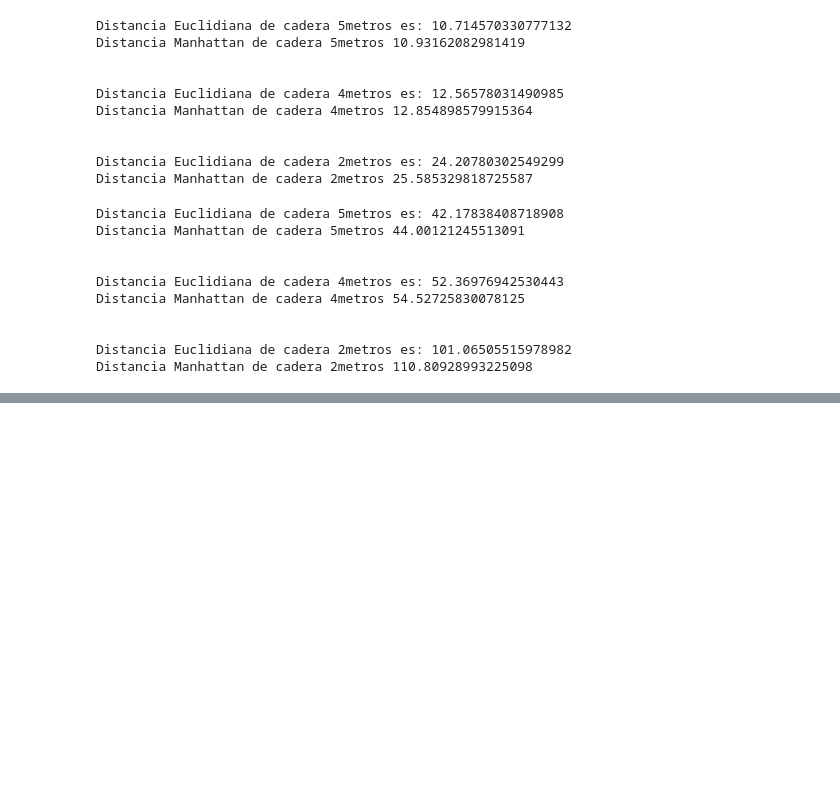
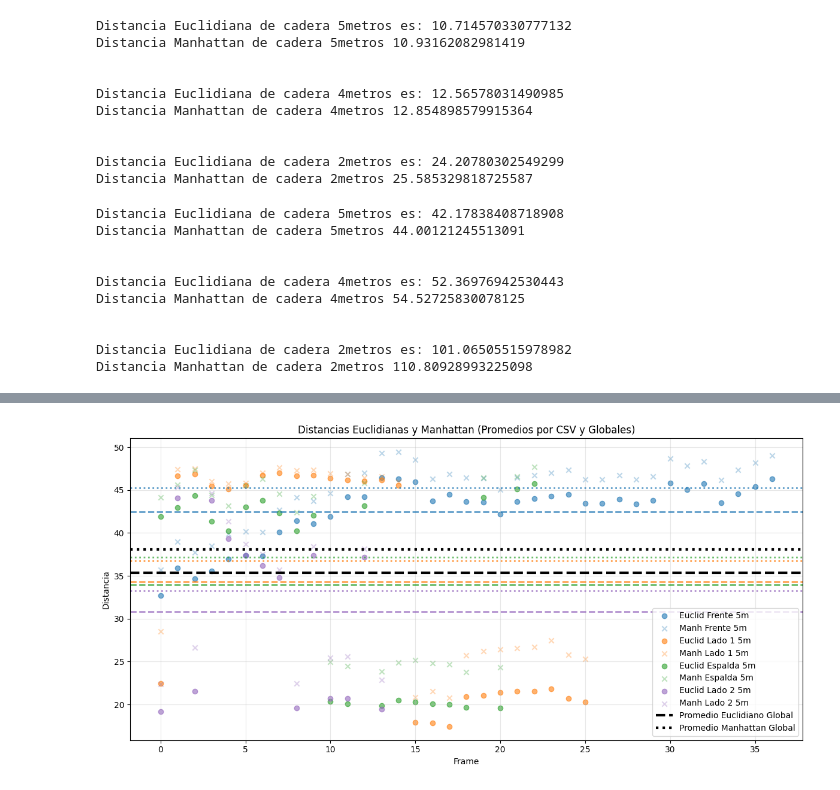
Before and after one commit to AlejandroRCruz/Tesis, a Jupyter notebook: Graficas_errores.ipynb, the cells around one changed output, grey strips where cells are left out. Saved outputs shown, nothing was run; the diff lists cells and outputs as text; code cells hidden in the pictures; blank space fills up the shorter version.

```diff
--- a/Graficas_errores.ipynb
+++ b/Graficas_errores.ipynb
@@ -72,0 +198,65 @@ Distancia Manhattan de cadera 2metros 110.80928993225098
+# %%
+
+# === CONFIGURACIÓN ===
+csv_files = [
+    'Estadisticas/EstadisticasF_5m_nano_ByN.csv',
+    "Estadisticas/EstadisticasL15m_nano_ByN.csv",
+    'Estadisticas/EstadisticasE_5m_nano_ByN.csv',
+    "Estadisticas/EstadisticasL25m_nano_ByN.csv"
+]
+nombres = ["Frente 5m", "Lado 1 5m", "Espalda 5m", "Lado 2 5m"]
+colores = ["tab:blue", "tab:orange", "tab:green", "tab:purple"]
+
+# Columnas que vamos a usar
+cols_euclid = ["dist_euclid_left_shoulder_hip", "dist_euclid_right_shoulder_hip"]
+cols_manh   = ["dist_manh_left_shoulder_hip", "dist_manh_right_shoulder_hip"]
+
+# === CARGA DE LOS DATOS ===
+dfs = [pd.read_csv(f) for f in csv_files]
+
+# === CREAR LA FIGURA ===
+plt.figure(figsize=(12, 6))
+
+# Listas para calcular promedios globales
+euclid_global = []
+manh_global = []
+
+# === PLOT PARA CADA CSV ===
+for df, nombre, color in zip(dfs, nombres, colores):
+    # Puntos individuales
+    euclid_points = df[cols_euclid].mean(axis=1)
+    manh_points   = df[cols_manh].mean(axis=1)
+
+    # Dibujamos los puntos
+    plt.scatter(df["frame"], euclid_points, color=color, alpha=0.6, label=f"Euclid {nombre}")
+    plt.scatter(df["frame"], manh_points, color=color, alpha=0.3, marker="x", label=f"Manh {nombre}")
+
+    # Promedios por CSV
+    mean_euclid = euclid_points.mean()
+    mean_manh   = manh_points.mean()
+
+    # Líneas horizontales por CSV
+    plt.axhline(mean_euclid, color=color, linestyle="--", linewidth=2, alpha=0.7)
+    plt.axhline(mean_manh, color=color, linestyle=":", linewidth=2, alpha=0.7)
+
+    # Guardamos promedios para global
+    euclid_global.append(mean_euclid)
+    manh_global.append(mean_manh)
+
+# === PROMEDIOS GLOBALES ===
+global_euclid = sum(euclid_global) / len(euclid_global)
+global_manh   = sum(manh_global) / len(manh_global)
+
+plt.axhline(global_euclid, color="black", linestyle="--", linewidth=3, label="Promedio Euclidiano Global")
+plt.axhline(global_manh, color="black", linestyle=":", linewidth=3, label="Promedio Manhattan Global")
+
+# === CONFIGURACIÓN FINAL ===
+plt.title("Distancias Euclidianas y Manhattan (Promedios por CSV y Globales)")
+plt.xlabel("Frame")
+plt.ylabel("Distancia")
+plt.legend()
+plt.grid(alpha=0.3)
+plt.tight_layout()
+plt.show()
+# %% [output]
+[figure, added]
```
Also changed, not shown: parts of 10 cells of this notebook.
